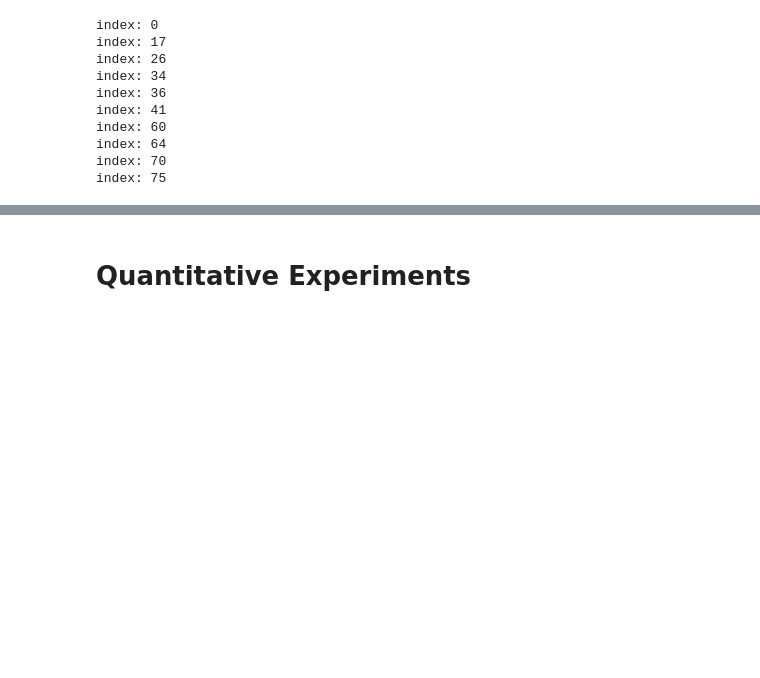
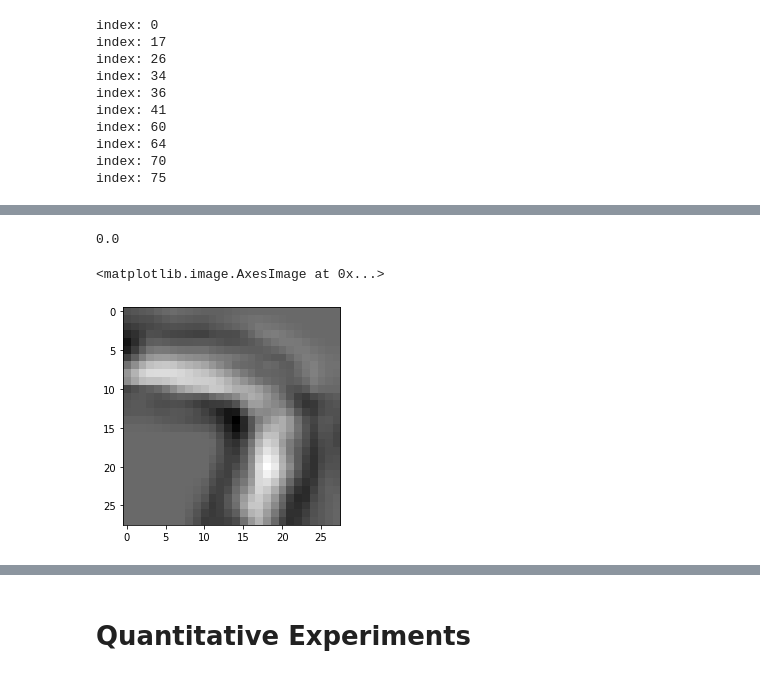
Before and after one commit to MazalBethany/CSE, a Jupyter notebook: mnist_training/explainability_testing_MNIST.ipynb, the cells around one changed output, grey strips where cells are left out. Saved outputs shown, nothing was run; the diff lists cells and outputs as text; code cells hidden in the pictures; blank space fills up the shorter version.

```diff
--- a/mnist_training/explainability_testing_MNIST.ipynb
+++ b/mnist_training/explainability_testing_MNIST.ipynb
@@ -591,0 +604,13 @@ plt.imshow(grayscale_cam, cmap='gray', vmin=0, vmax=1)
+# %%
+input_tensor = images.to(device)
+targets = [ClassifierOutputTarget(7)]
+target_layers = [model.layer2]
+cam = GradCAMPlusPlus(model=model, target_layers=target_layers)
+grayscale_cam = cam(input_tensor=input_tensor, targets=targets)
+grayscale_cam = grayscale_cam[0, :]
+print(grayscale_cam.min())
+plt.imshow(grayscale_cam, cmap='gray', vmin=0, vmax=1)
+# %% [output]
+0.0
+<matplotlib.image.AxesImage at 0x...>
+[figure, added]
```
Also changed, not shown: parts of 15 cells of this notebook, 3 other files.
